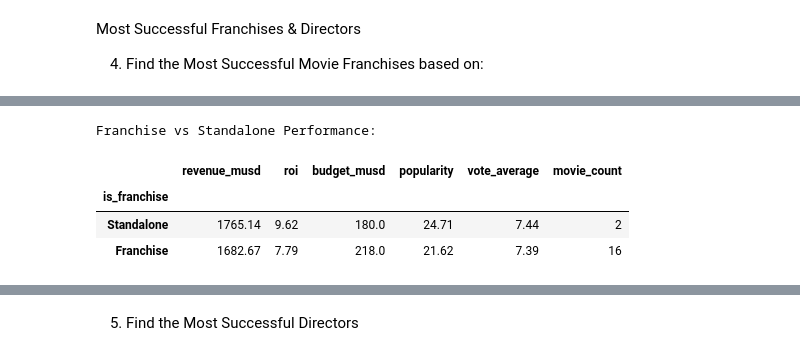
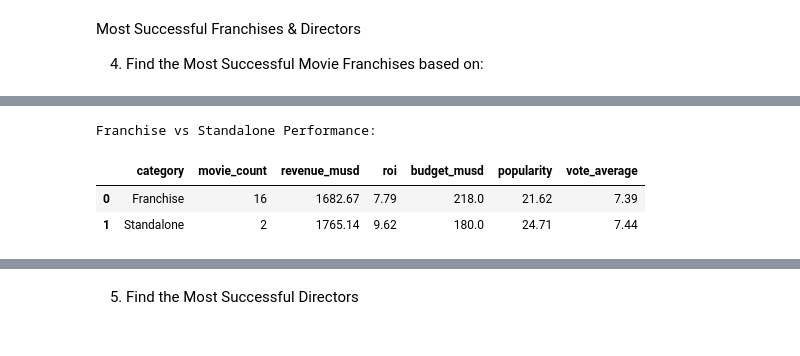
Before and after one commit to jill-break/DEM05-Big-Data-Module-Lab-1-TMDB-Movie-Data-Analysis-using-Spark, a Jupyter notebook: notebooks/spark_lab.ipynb, the cells around one changed output, grey strips where cells are left out. Saved outputs shown, nothing was run; the diff lists cells and outputs as text; code cells hidden in the pictures.

```diff
--- a/notebooks/spark_lab.ipynb
+++ b/notebooks/spark_lab.ipynb
@@ -379,7 +379,7 @@ Franchise vs. Standalone Movie Performance
 3. Compare movie franchises (belongs_to_collection) vs. standalone movies
 # %%
 # Initialize
-analyzer = MovieAnalyzer(spark_df=df_clean, pandas_df=df_clean.toPandas())
+analyzer = MovieAnalyzer(spark_df=df_clean)
 
 # 1. Ranking: Find 5 biggest financial "flops" (lowest ROI)
 print("Lowest ROI Movies:")
@@ -403,5 +403,5 @@ Most Successful Franchises & Directors
 # %%
 # 2. Franchise Report
 print("Franchise vs Standalone Performance:")
-display(analyzer.get_franchise_comparison())
+display(analyzer.get_franchise_comparison().toPandas())
 # %% [output]
@@ -409,8 +409,7 @@ display(analyzer.get_franchise_comparison())
 Franchise vs Standalone Performance:
-|  | revenue_musd | roi | budget_musd | popularity | vote_average | movie_count |
-| is_franchise |  |  |  |  |  |  |
-| Standalone | 1765.14 | 9.62 | 180.0 | 24.71 | 7.44 | 2 |
-| Franchise | 1682.67 | 7.79 | 218.0 | 21.62 | 7.39 | 16 |
+|  | category | movie_count | revenue_musd | roi | budget_musd | popularity | vote_average |
+| 0 | Franchise | 16 | 1682.67 | 7.79 | 218.0 | 21.62 | 7.39 |
+| 1 | Standalone | 2 | 1765.14 | 9.62 | 180.0 | 24.71 | 7.44 |
 # %%
 print("Top 10 Most Successful Movie Franchises:")
 franchise_report = analyzer.get_detailed_franchise_success(n=10)
```
Also changed, not shown: parts of 21 cells of this notebook, 5 other files.
